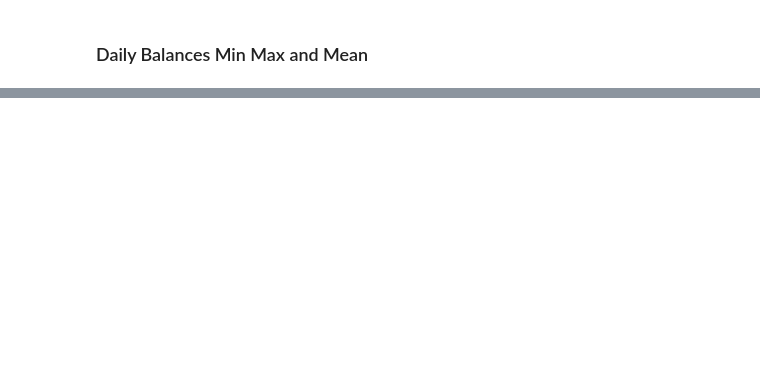
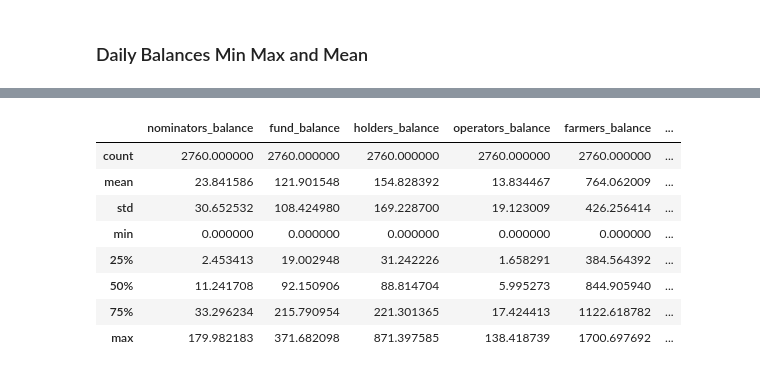
Before and after one commit to BlockScience/subspace, a Jupyter notebook: notebooks/8-initial-conditions.ipynb, the cells around one changed output, grey strips where cells are left out. Cells and saved outputs as stored; diff of their text form; code cells hidden in the pictures; blank space fills up the shorter version.

```diff
--- a/notebooks/8-initial-conditions.ipynb
+++ b/notebooks/8-initial-conditions.ipynb
@@ -350,0 +385,12 @@ weekly_aggregated_df.hvplot.bar(x='weeks_passed', y=balance_columns, groupby='ru
+# %%
+box_df.describe()
+# %% [output]
+|  | nominators_balance | fund_balance | holders_balance | operators_balance | farmers_balance | ... |
+| count | 2760.000000 | 2760.000000 | 2760.000000 | 2760.000000 | 2760.000000 | ... |
+| mean | 23.841586 | 121.901548 | 154.828392 | 13.834467 | 764.062009 | ... |
+| std | 30.652532 | 108.424980 | 169.228700 | 19.123009 | 426.256414 | ... |
+| min | 0.000000 | 0.000000 | 0.000000 | 0.000000 | 0.000000 | ... |
+| 25% | 2.453413 | 19.002948 | 31.242226 | 1.658291 | 384.564392 | ... |
+| 50% | 11.241708 | 92.150906 | 88.814704 | 5.995273 | 844.905940 | ... |
+| 75% | 33.296234 | 215.790954 | 221.301365 | 17.424413 | 1122.618782 | ... |
+| max | 179.982183 | 371.682098 | 871.397585 | 138.418739 | 1700.697692 | ... |
```
Also changed, not shown: parts of 23 cells of this notebook.
